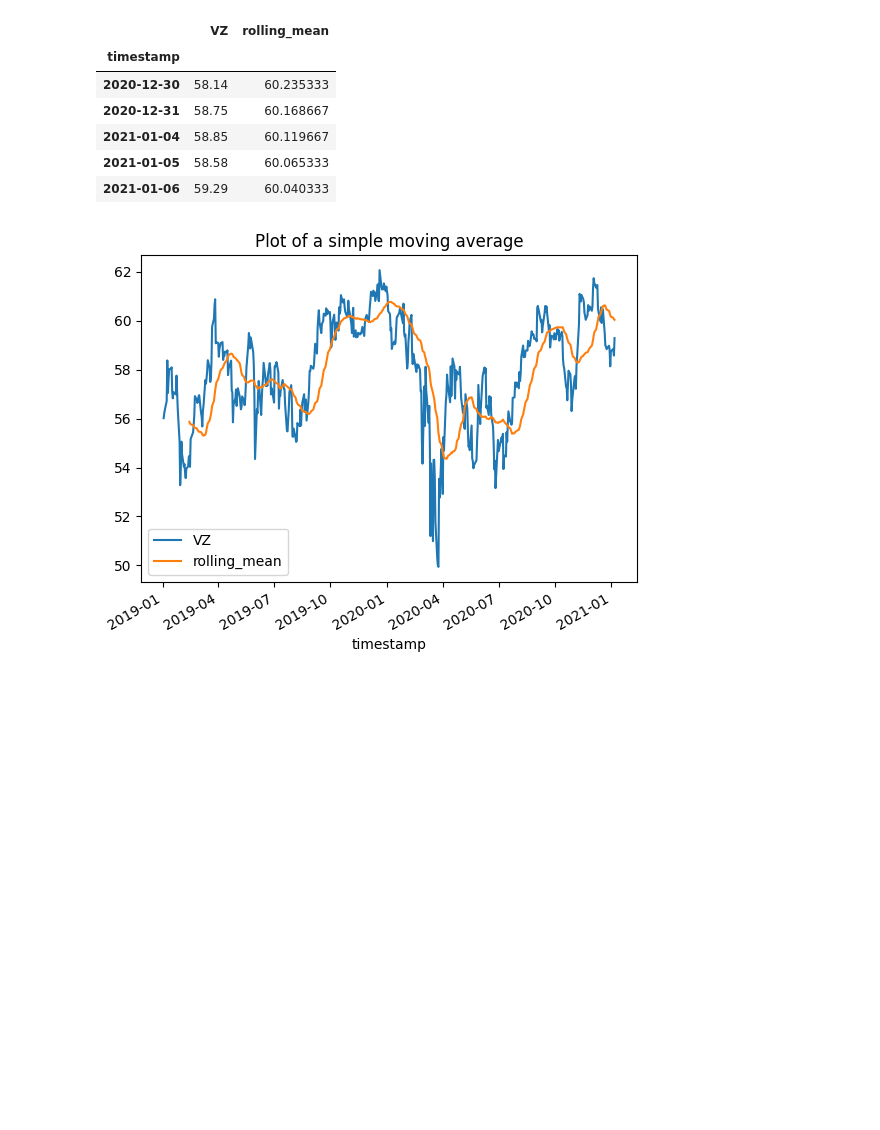
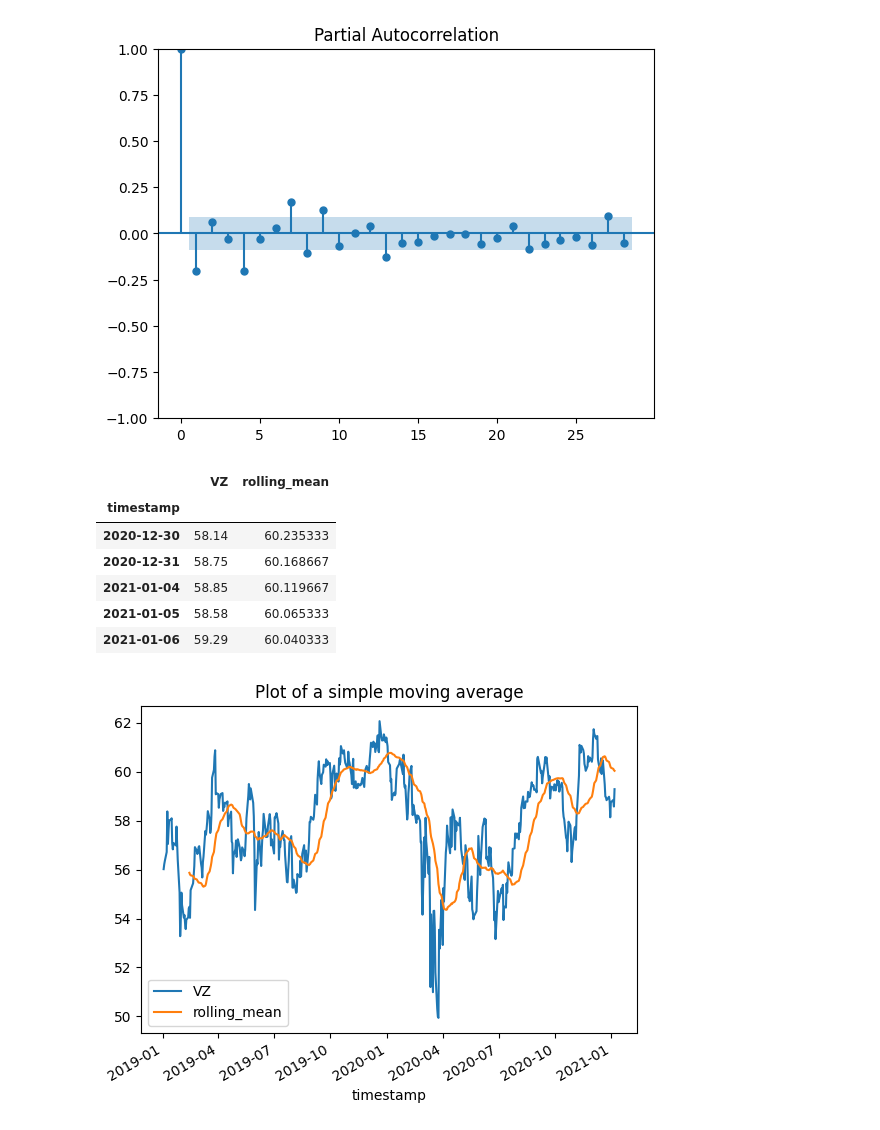
Before and after one commit to pallabee/Time-Series-for-Stock-Price-Prediction, a Jupyter notebook: modelling/traditional models/moving_average.ipynb, the cells around one changed output. Saved outputs shown, nothing was run; the diff lists cells and outputs as text; code cells hidden in the pictures; blank space fills up the shorter version.

```diff
--- a/modelling/traditional models/moving_average.ipynb
+++ b/modelling/traditional models/moving_average.ipynb
@@ -13,3 +24,7 @@ ds = data_analysis.dataset
+# %%
+plot_pacf(ds['VZ'].diff().dropna());
+# %% [output]
+[figure, added]
 # %%
 VZ_df = pd.DataFrame(data=ds['VZ'])
 # %%
```
Also changed, not shown: parts of 7 cells of this notebook.
